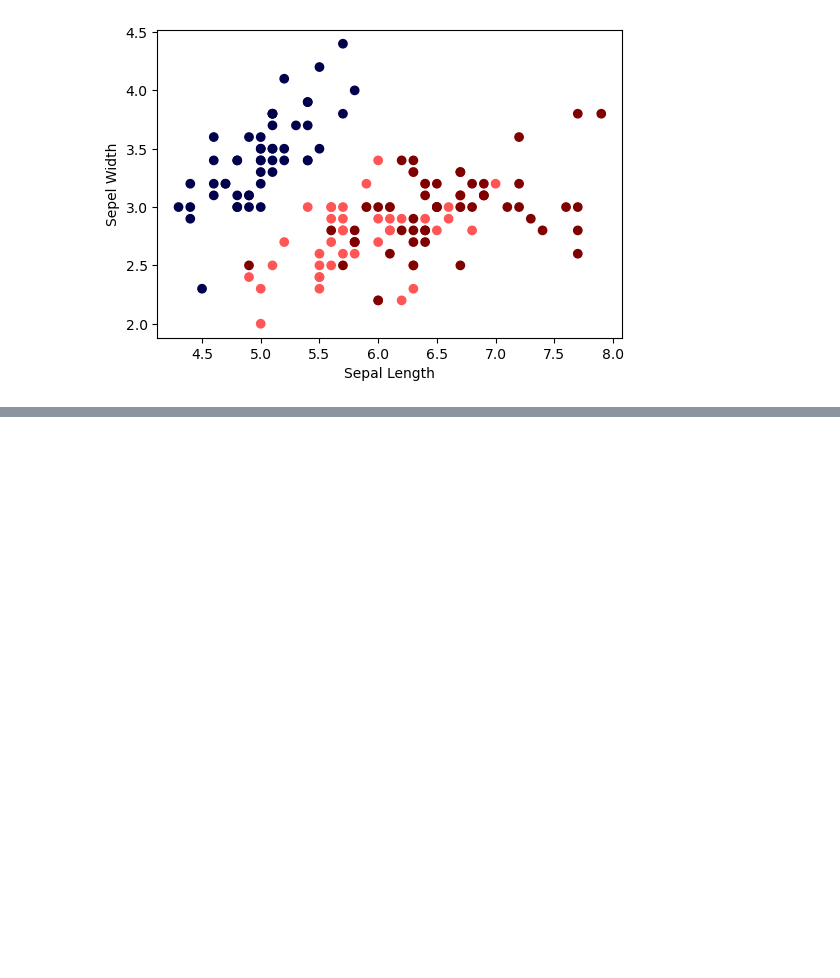
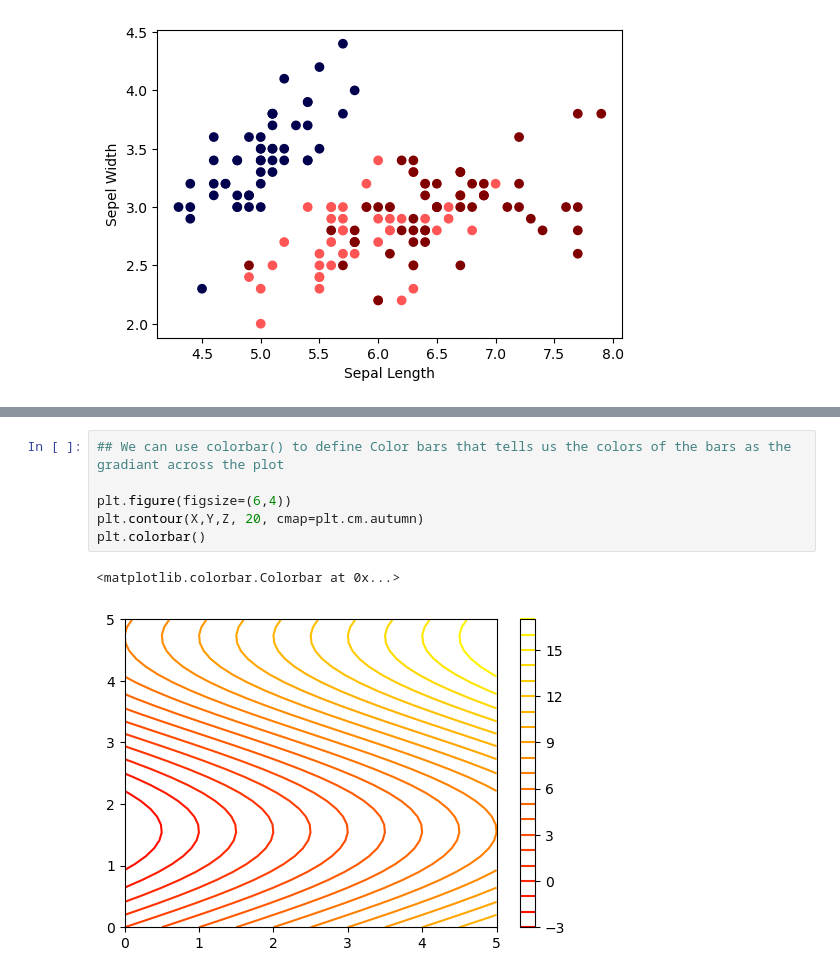
Before and after one commit to JakeBestDev/Packt_AIScience_Data_Science_Machine_Learning, a Jupyter notebook: Module_2_Python_Data_Visualization_and_Understanding/lab_3_advance_matplotlib.ipynb, the cells around one changed output, grey strips where cells are left out. Cells and saved outputs as stored; diff of their text form; blank space fills up the shorter version.

```diff
--- a/Module_2_Python_Data_Visualization_and_Understanding/lab_3_advance_matplotlib.ipynb
+++ b/Module_2_Python_Data_Visualization_and_Understanding/lab_3_advance_matplotlib.ipynb
@@ -1052,0 +1192,9 @@ Text(0, 0.5, 'Sepel Width')
+# %%
+## We can use colorbar() to define Color bars that tells us the colors of the bars as the gradiant across the plot
+
+plt.figure(figsize=(6,4))
+plt.contour(X,Y,Z, 20, cmap=plt.cm.autumn)
+plt.colorbar()
+# %% [output]
+<matplotlib.colorbar.Colorbar at 0x...>
+[figure, added]
```
Also changed, not shown: parts of 22 cells of this notebook.
